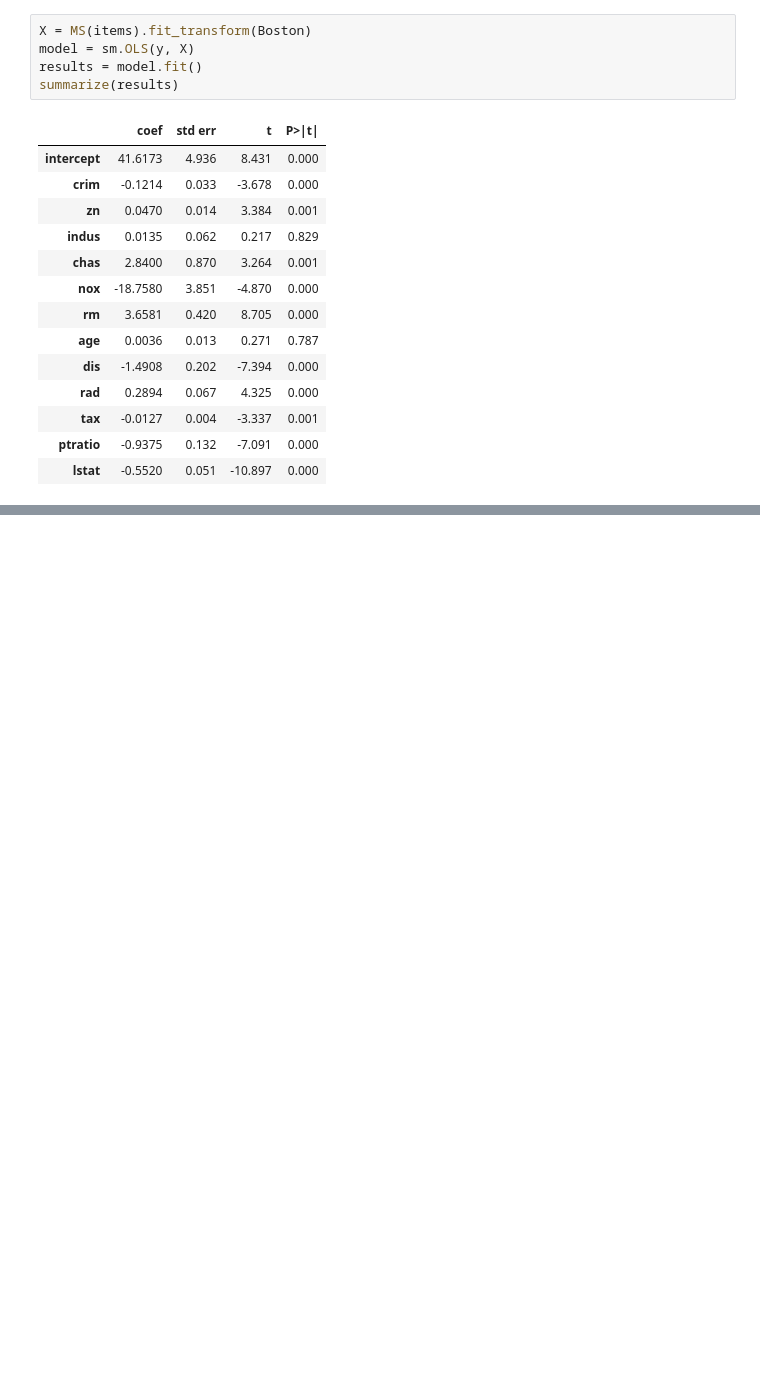
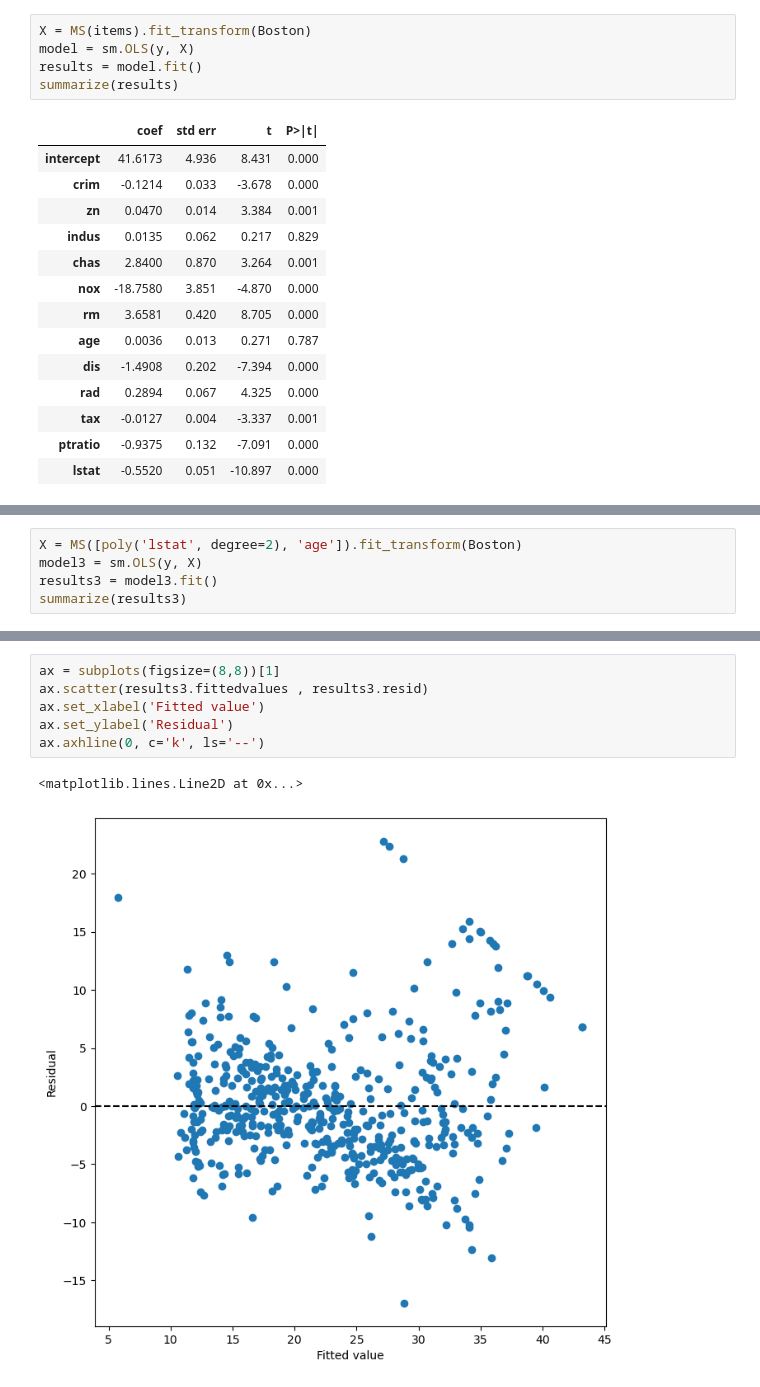
Before and after one commit to rabobahago/Machine_learning_projects, a Jupyter notebook: machine_learning_star/linear_regression/multiple_linear_regression.ipynb, the cells around one changed output, grey strips where cells are left out. Drawn from its saved outputs; the diff is of its cells as text; blank space fills up the shorter version.

```diff
--- a/machine_learning_star/linear_regression/multiple_linear_regression.ipynb
+++ b/machine_learning_star/linear_regression/multiple_linear_regression.ipynb
@@ -94,0 +162,5 @@ summarize(results)
+# %%
+X = MS([poly('lstat', degree=2), 'age']).fit_transform(Boston)
+model3 = sm.OLS(y, X)
+results3 = model3.fit()
+summarize(results3)
@@ -94,0 +179,9 @@ summarize(results)
+# %%
+ax = subplots(figsize=(8,8))[1]
+ax.scatter(results3.fittedvalues , results3.resid)
+ax.set_xlabel('Fitted value')
+ax.set_ylabel('Residual')
+ax.axhline(0, c='k', ls='--')
+# %% [output]
+<matplotlib.lines.Line2D at 0x...>
+[figure, added]
```
Also changed, not shown: parts of 17 cells of this notebook, 3 other files.
